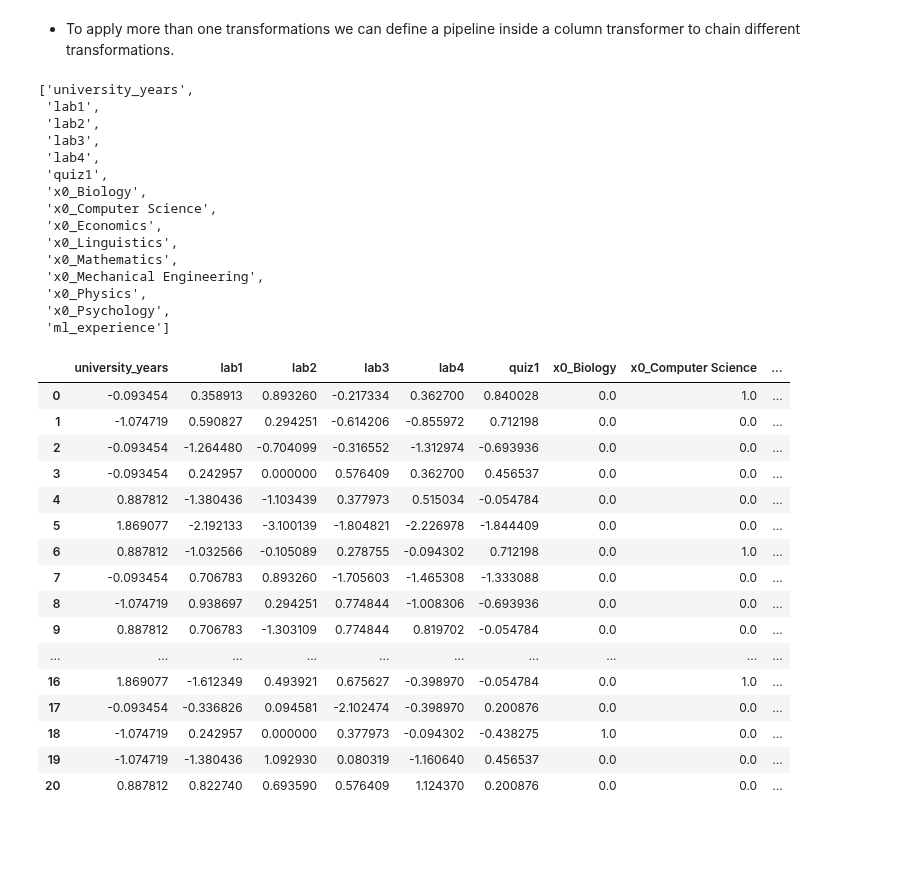
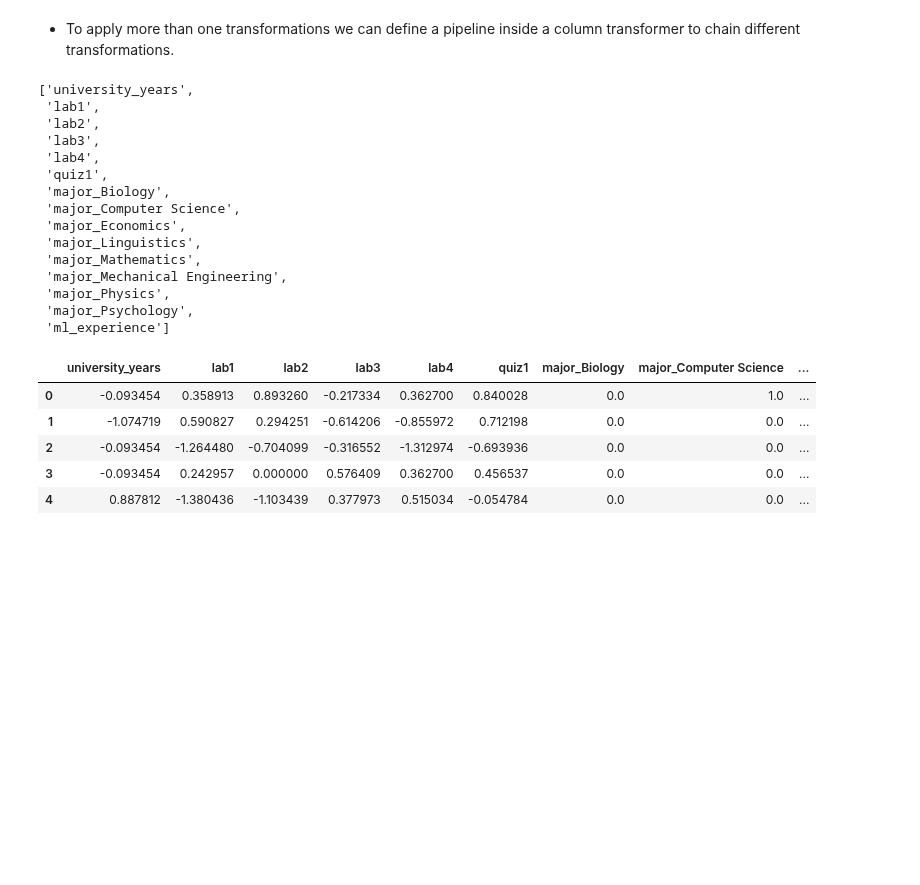
Before and after one commit to UBC-CS/cpsc330-2023s, a Jupyter notebook: lectures/06_column-transformer-text-feats.ipynb, the cells around one changed output. Saved outputs shown, nothing was run; the diff lists cells and outputs as text; code cells hidden in the pictures; blank space fills up the shorter version.

```diff
--- a/lectures/06_column-transformer-text-feats.ipynb
+++ b/lectures/06_column-transformer-text-feats.ipynb
@@ -406,7 +364,7 @@ X_transformed = ct.fit_transform(X)
 # %%
 column_names = (
     numeric_feats
-    + ct.named_transformers_["onehotencoder"].get_feature_names().tolist()
+    + ct.named_transformers_["onehotencoder"].get_feature_names_out().tolist()
     + passthrough_feats
 )
 column_names
@@ -417,35 +375,24 @@ column_names
  'lab3',
  'lab4',
  'quiz1',
- 'x0_Biology',
- 'x0_Computer Science',
- 'x0_Economics',
- 'x0_Linguistics',
- 'x0_Mathematics',
- 'x0_Mechanical Engineering',
- 'x0_Physics',
- 'x0_Psychology',
+ 'major_Biology',
+ 'major_Computer Science',
+ 'major_Economics',
+ 'major_Linguistics',
+ 'major_Mathematics',
+ 'major_Mechanical Engineering',
+ 'major_Physics',
+ 'major_Psychology',
  'ml_experience']
 # %%
-pd.DataFrame(X_transformed, columns=column_names)
+pd.DataFrame(X_transformed, columns=column_names).head()
 # %% [output]
-|  | university_years | lab1 | lab2 | lab3 | lab4 | quiz1 | x0_Biology | x0_Computer Science | ... |
+|  | university_years | lab1 | lab2 | lab3 | lab4 | quiz1 | major_Biology | major_Computer Science | ... |
 | 0 | -0.093454 | 0.358913 | 0.893260 | -0.217334 | 0.362700 | 0.840028 | 0.0 | 1.0 | ... |
 | 1 | -1.074719 | 0.590827 | 0.294251 | -0.614206 | -0.855972 | 0.712198 | 0.0 | 0.0 | ... |
 | 2 | -0.093454 | -1.264480 | -0.704099 | -0.316552 | -1.312974 | -0.693936 | 0.0 | 0.0 | ... |
 | 3 | -0.093454 | 0.242957 | 0.000000 | 0.576409 | 0.362700 | 0.456537 | 0.0 | 0.0 | ... |
 | 4 | 0.887812 | -1.380436 | -1.103439 | 0.377973 | 0.515034 | -0.054784 | 0.0 | 0.0 | ... |
-| 5 | 1.869077 | -2.192133 | -3.100139 | -1.804821 | -2.226978 | -1.844409 | 0.0 | 0.0 | ... |
-| 6 | 0.887812 | -1.032566 | -0.105089 | 0.278755 | -0.094302 | 0.712198 | 0.0 | 1.0 | ... |
-| 7 | -0.093454 | 0.706783 | 0.893260 | -1.705603 | -1.465308 | -1.333088 | 0.0 | 0.0 | ... |
-| 8 | -1.074719 | 0.938697 | 0.294251 | 0.774844 | -1.008306 | -0.693936 | 0.0 | 0.0 | ... |
-| 9 | 0.887812 | 0.706783 | -1.303109 | 0.774844 | 0.819702 | -0.054784 | 0.0 | 0.0 | ... |
-| ... | ... | ... | ... | ... | ... | ... | ... | ... | ... |
-| 16 | 1.869077 | -1.612349 | 0.493921 | 0.675627 | -0.398970 | -0.054784 | 0.0 | 1.0 | ... |
-| 17 | -0.093454 | -0.336826 | 0.094581 | -2.102474 | -0.398970 | 0.200876 | 0.0 | 0.0 | ... |
-| 18 | -1.074719 | 0.242957 | 0.000000 | 0.377973 | -0.094302 | -0.438275 | 1.0 | 0.0 | ... |
-| 19 | -1.074719 | -1.380436 | 1.092930 | 0.080319 | -1.160640 | 0.456537 | 0.0 | 0.0 | ... |
-| 20 | 0.887812 | 0.822740 | 0.693590 | 0.576409 | 1.124370 | 0.200876 | 0.0 | 0.0 | ... |
 # %% [markdown]
 <br><br>
 # %% [markdown]
```
Also changed, not shown: parts of 82 cells of this notebook.
